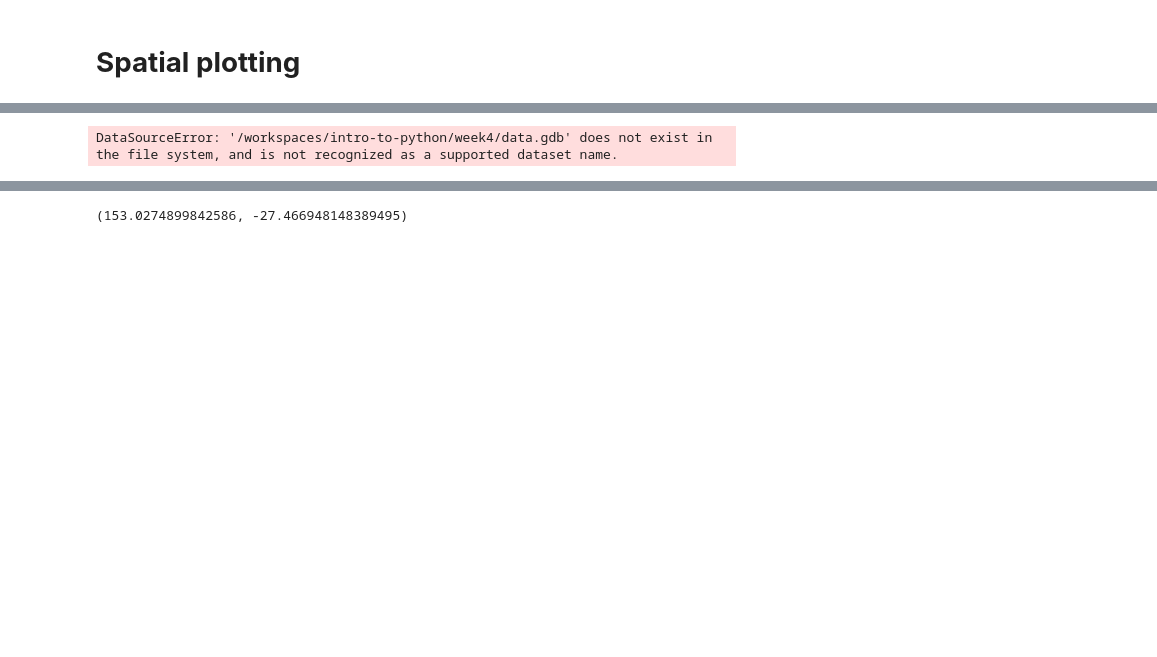
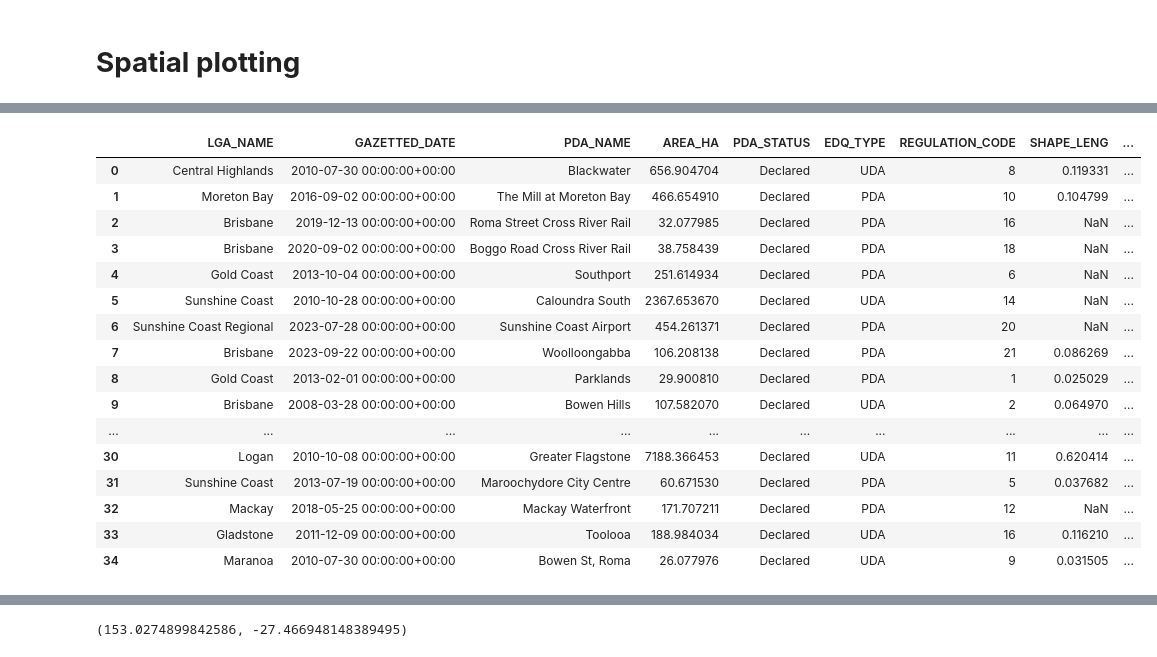
Before and after one commit to gabrielbohnen/intro-to-python, a Jupyter notebook: week5/week5.ipynb, the cells around one changed output, grey strips where cells are left out. Drawn from its saved outputs; the diff is of its cells as text; code cells hidden in the pictures; blank space fills up the shorter version.

Commit message:
Minor Error Fixes

```diff
--- a/week5/week5.ipynb
+++ b/week5/week5.ipynb
@@ -792,9 +799,25 @@ pwd
 # %%
 # Create a geodataframe from a local geodatabase
-gdf = gpd.read_file("/workspaces/intro-to-python/week4/data.gdb")
+gdf = gpd.read_file("data.gdb")
 gdf
 # %% [output]
-DataSourceError: '/workspaces/intro-to-python/week4/data.gdb' does not exist in the file system, and is not recognized as a supported dataset name.
+|  | LGA_NAME | GAZETTED_DATE | PDA_NAME | AREA_HA | PDA_STATUS | EDQ_TYPE | REGULATION_CODE | SHAPE_LENG | ... |
+| 0 | Central Highlands | 2010-07-30 00:00:00+00:00 | Blackwater | 656.904704 | Declared | UDA | 8 | 0.119331 | ... |
+| 1 | Moreton Bay | 2016-09-02 00:00:00+00:00 | The Mill at Moreton Bay | 466.654910 | Declared | PDA | 10 | 0.104799 | ... |
+| 2 | Brisbane | 2019-12-13 00:00:00+00:00 | Roma Street Cross River Rail | 32.077985 | Declared | PDA | 16 | NaN | ... |
+| 3 | Brisbane | 2020-09-02 00:00:00+00:00 | Boggo Road Cross River Rail | 38.758439 | Declared | PDA | 18 | NaN | ... |
+| 4 | Gold Coast | 2013-10-04 00:00:00+00:00 | Southport | 251.614934 | Declared | PDA | 6 | NaN | ... |
+| 5 | Sunshine Coast | 2010-10-28 00:00:00+00:00 | Caloundra South | 2367.653670 | Declared | UDA | 14 | NaN | ... |
+| 6 | Sunshine Coast Regional | 2023-07-28 00:00:00+00:00 | Sunshine Coast Airport | 454.261371 | Declared | PDA | 20 | NaN | ... |
+| 7 | Brisbane | 2023-09-22 00:00:00+00:00 | Woolloongabba | 106.208138 | Declared | PDA | 21 | 0.086269 | ... |
+| 8 | Gold Coast | 2013-02-01 00:00:00+00:00 | Parklands | 29.900810 | Declared | PDA | 1 | 0.025029 | ... |
+| 9 | Brisbane | 2008-03-28 00:00:00+00:00 | Bowen Hills | 107.582070 | Declared | UDA | 2 | 0.064970 | ... |
+| ... | ... | ... | ... | ... | ... | ... | ... | ... | ... |
+| 30 | Logan | 2010-10-08 00:00:00+00:00 | Greater Flagstone | 7188.366453 | Declared | UDA | 11 | 0.620414 | ... |
+| 31 | Sunshine Coast | 2013-07-19 00:00:00+00:00 | Maroochydore City Centre | 60.671530 | Declared | PDA | 5 | 0.037682 | ... |
+| 32 | Mackay | 2018-05-25 00:00:00+00:00 | Mackay Waterfront | 171.707211 | Declared | PDA | 12 | NaN | ... |
+| 33 | Gladstone | 2011-12-09 00:00:00+00:00 | Toolooa | 188.984034 | Declared | UDA | 16 | 0.116210 | ... |
+| 34 | Maranoa | 2010-07-30 00:00:00+00:00 | Bowen St, Roma | 26.077976 | Declared | UDA | 9 | 0.031505 | ... |
 # %%
 # List all the methods of the geometry object in geopandas
 dir(gdf.geometry[0])
```
Also changed, not shown: parts of 4 cells of this notebook, 2 other files.
